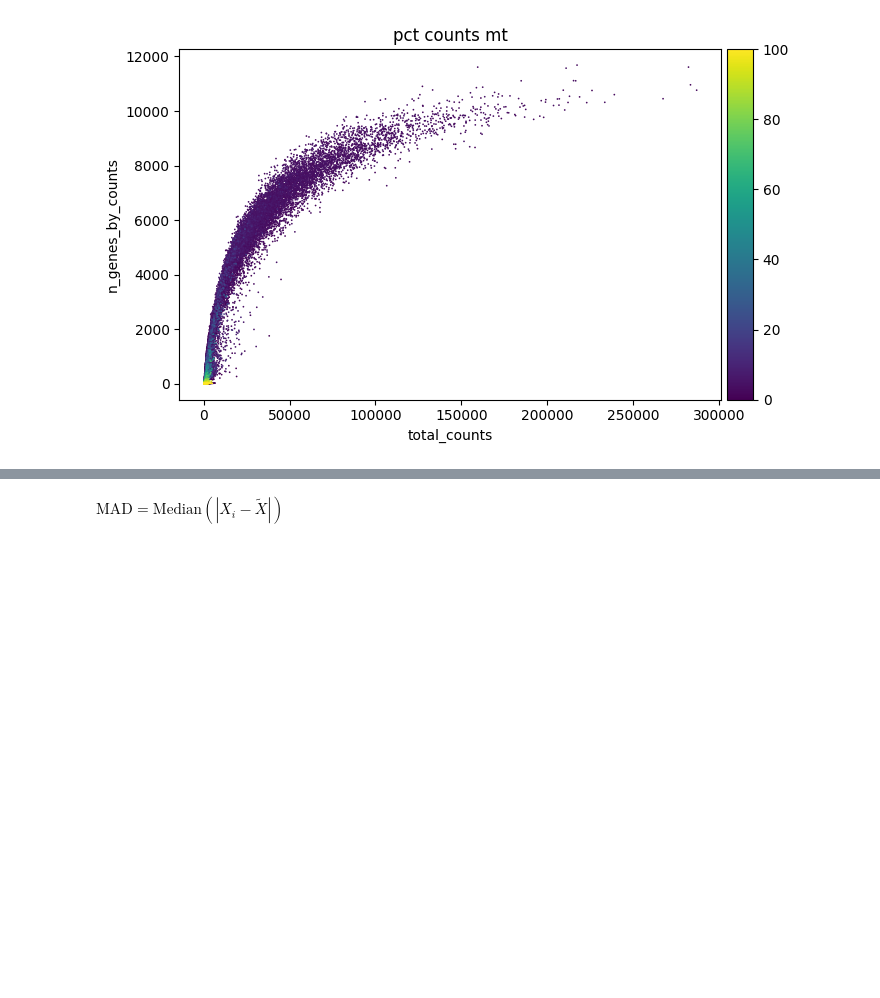
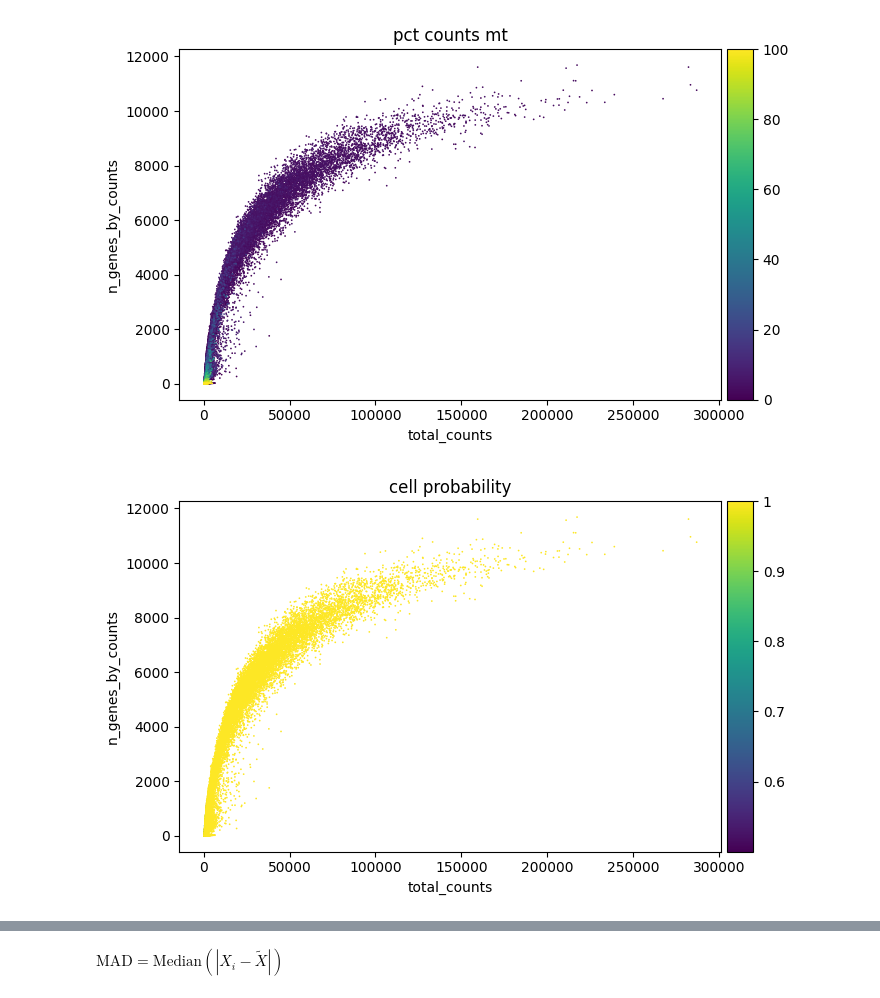
Before and after one commit to LinearParadox/TAK981_SCRNA, a Jupyter notebook: cellranger/ctrl-2/QC.ipynb, the cells around one changed output, grey strips where cells are left out. Cells and saved outputs as stored; diff of their text form; code cells hidden in the pictures; blank space fills up the shorter version.

```diff
--- a/cellranger/ctrl-2/QC.ipynb
+++ b/cellranger/ctrl-2/QC.ipynb
@@ -56,3 +30,7 @@ sc.pl.violin(adata, ['n_genes_by_counts', 'total_counts', 'pct_counts_mt'],
 sc.pl.scatter(adata, "total_counts", "n_genes_by_counts", color="pct_counts_mt", )
 # %% [output]
 [figure]
+# %%
+sc.pl.scatter(adata, "total_counts", "n_genes_by_counts", color="cell_probability")#for cellbender computed probs
+# %% [output]
+[figure, added]
```
Also changed, not shown: parts of 18 cells of this notebook, 29 other files.
